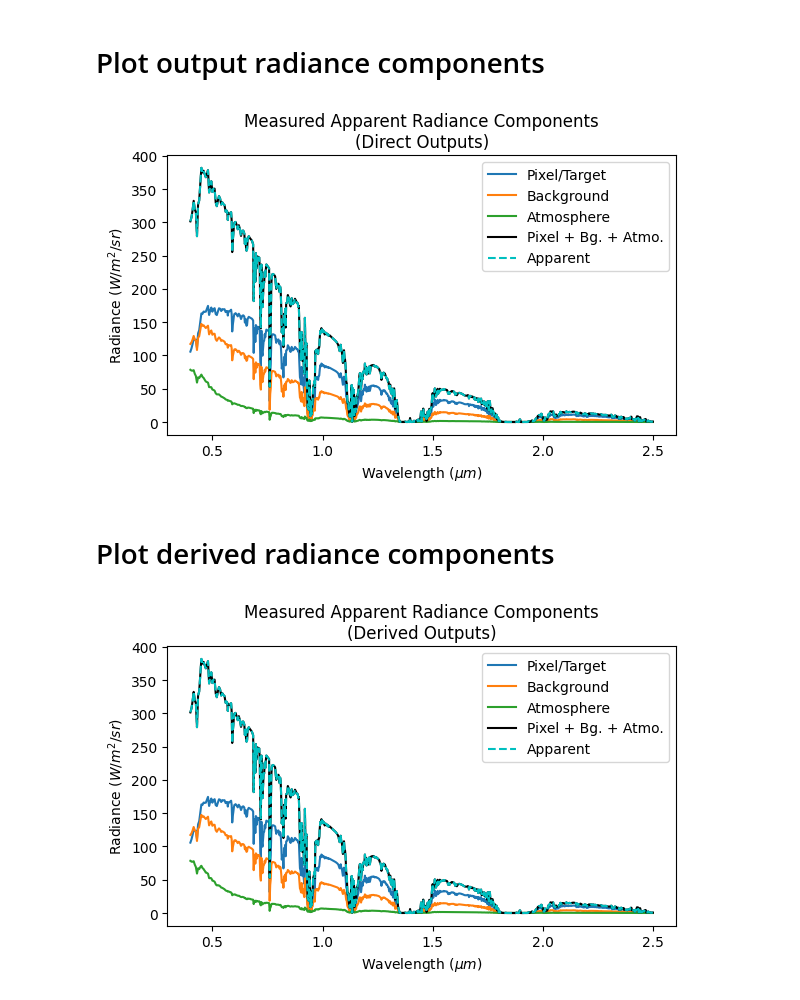
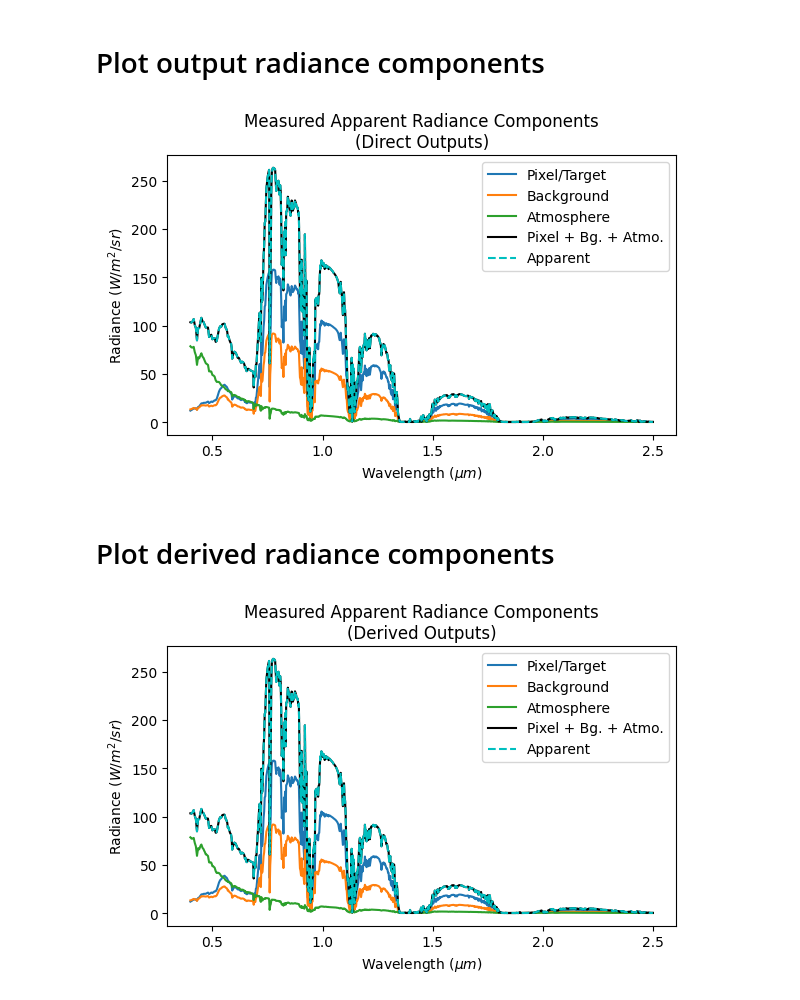
Before and after one commit to brianschubert/rtm-wrapper, a Jupyter notebook: notebooks/examples.ipynb, the cells around one changed output. Cells and saved outputs as stored; diff of their text form; code cells hidden in the pictures.

Commit message:
Update examples.ipynb with ground reflectance from USGS

```diff
--- a/notebooks/examples.ipynb
+++ b/notebooks/examples.ipynb
@@ -9,14 +10,20 @@ from rtm_wrapper import Py6SDenseOutput, make_sixs_wrapper
 # %% [markdown]
 # Setup
 # %%
+wl_spacing = 0.0025
+wl = np.arange(0.4, 2.5 + wl_spacing, wl_spacing)
+
+usgs_lib = splib07.Splib07("usgs_splib07.zip")
+ground_spec = usgs_lib.load("Oak_Oak-Leaf-1_fresh", resample=wl)
+
 s = make_sixs_wrapper()
 s.aero_profile = Py6S.AeroProfile.PredefinedType(Py6S.AeroProfile.Maritime)
 s.altitudes.set_target_sea_level()
 s.altitudes.set_sensor_satellite_level()
-s.ground_reflectance = Py6S.GroundReflectance().HomogeneousLambertian(0.7)
-
-wl_spacing = 0.0025
-wl = np.arange(0.4, 2.5 + wl_spacing, wl_spacing)
+# s.ground_reflectance = Py6S.GroundReflectance().HomogeneousLambertian(0.7)
+s.ground_reflectance = Py6S.GroundReflectance().HomogeneousLambertian(
+    np.stack((wl, ground_spec.spectrum), axis=-1)
+)
 # %% [markdown]
 # Run experiment
 # %%
@@ -49,11 +56,11 @@ ax.set_xlabel(r"Wavelength ($\mu m$)")
 ax.set_ylabel(r"Radiance ($W/m^2/sr$)")
 ax.set_title("Measured Apparent Radiance Components\n(Direct Outputs)");
 # %% [output]
-[figure, old version]
+[figure, new version]
 # %% [markdown]
 # Plot derived radiance components
 # %%
-rho_t = rho_b = s.ground_reflectance[-1] * np.ones(wl.shape)
+rho_t = rho_b = s.ground_reflectance[-1][:, 1]
 s_star = 1 / (1 - rho_b * outputs.spherical_albedo["total"])
 l_target = (
     outputs.cos_zenith_solar
@@ -69,31 +76,31 @@ l_background = (
     * outputs.solar_spectrum
     * outputs.transmittance_global_gas["total"]
     * (outputs.transmittance_direct_down + outputs.transmittance_diffuse_down)
     * outputs.transmittance_diffuse_up
     * rho_t
     * s_star
 ) / np.pi
 l_diff_amto = (
     outputs.cos_zenith_solar
     * outputs.solar_spectrum
     * outputs.atmospheric_intrinsic_reflectance
 ) / np.pi
 l_model = l_target + l_background + l_diff_amto
 
 fig, ax = plt.subplots(figsize=(6, 4), layout="tight")
 ax.plot(wl, l_target, label="Pixel/Target")
 ax.plot(wl, l_background, label="Background")
 ax.plot(wl, l_diff_amto, label="Atmosphere")
 ax.plot(
     wl,
     l_model,
     label="Pixel + Bg. + Atmo.",
     color="k",
 )
 ax.plot(wl, outputs.apparent_radiance, label="Apparent", linestyle="--", color="c")
 ax.legend()
 ax.set_xlabel(r"Wavelength ($\mu m$)")
 ax.set_ylabel(r"Radiance ($W/m^2/sr$)")
 ax.set_title("Measured Apparent Radiance Components\n(Derived Outputs)");
 # %% [output]
-[figure, old version]
+[figure, new version]
```
Also changed, not shown: parts of 1 cell of this notebook.
